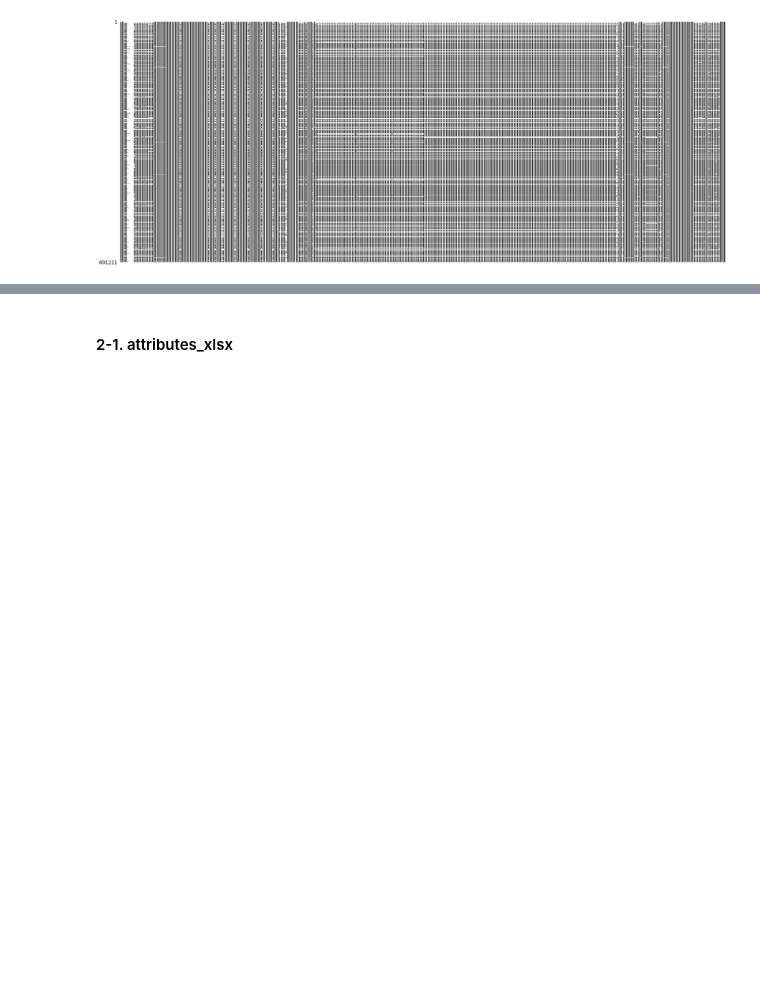
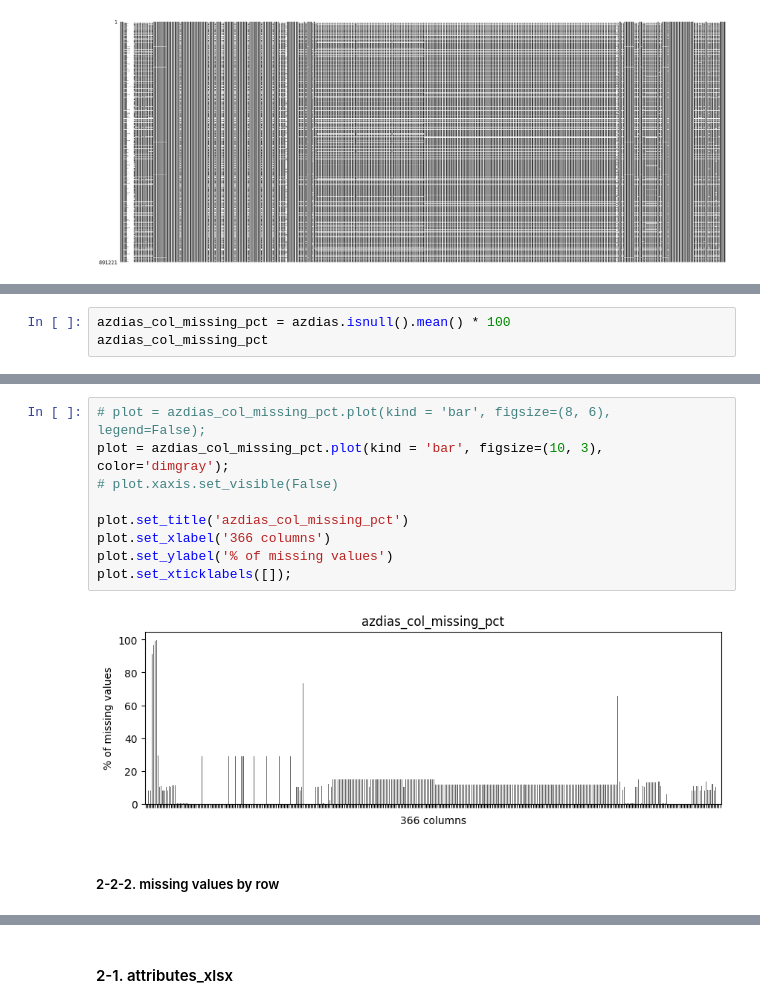
Before and after one commit to jaeyoun-chang/u_city_capstone, a Jupyter notebook: Arvato Project Workbook.ipynb, the cells around one changed output, grey strips where cells are left out. Drawn from its saved outputs; the diff is of its cells as text; blank space fills up the shorter version.

```diff
--- a/Arvato Project Workbook.ipynb
+++ b/Arvato Project Workbook.ipynb
@@ -278,0 +254,3 @@ msno.matrix(azdias, fontsize = 9, labels = False, sparkline = False);
+# %%
+azdias_col_missing_pct = azdias.isnull().mean() * 100
+azdias_col_missing_pct
@@ -278,0 +270,13 @@ msno.matrix(azdias, fontsize = 9, labels = False, sparkline = False);
+# %%
+# plot = azdias_col_missing_pct.plot(kind = 'bar', figsize=(8, 6), legend=False);
+plot = azdias_col_missing_pct.plot(kind = 'bar', figsize=(10, 3), color='dimgray');
+# plot.xaxis.set_visible(False)
+
+plot.set_title('azdias_col_missing_pct')
+plot.set_xlabel('366 columns')
+plot.set_ylabel('% of missing values')
+plot.set_xticklabels([]);
+# %% [output]
+[figure, added]
+# %% [markdown]
+##### 2-2-2. missing values by row
```
Also changed, not shown: parts of 15 cells of this notebook, 1 other file.
